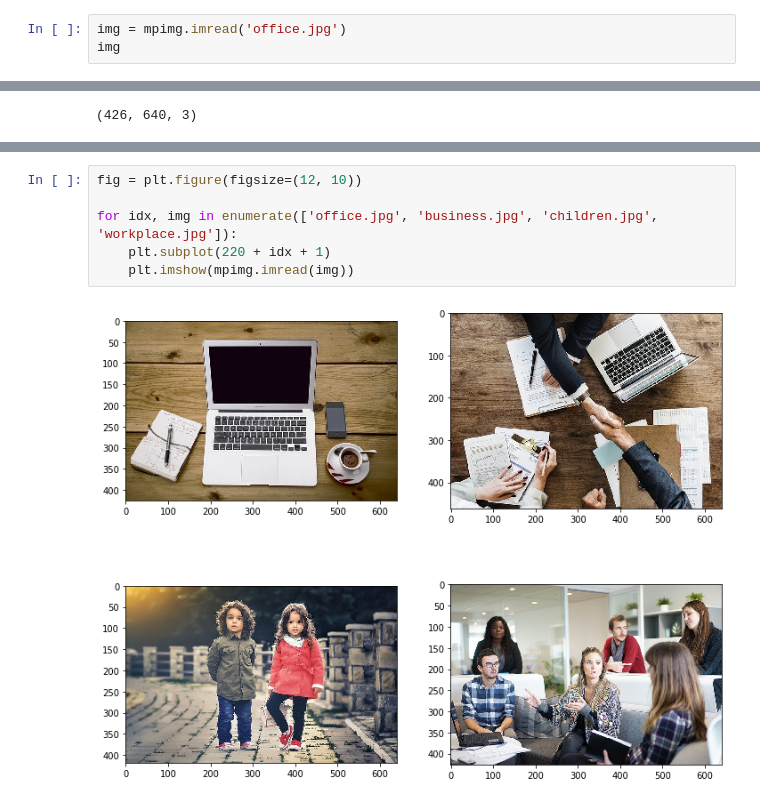
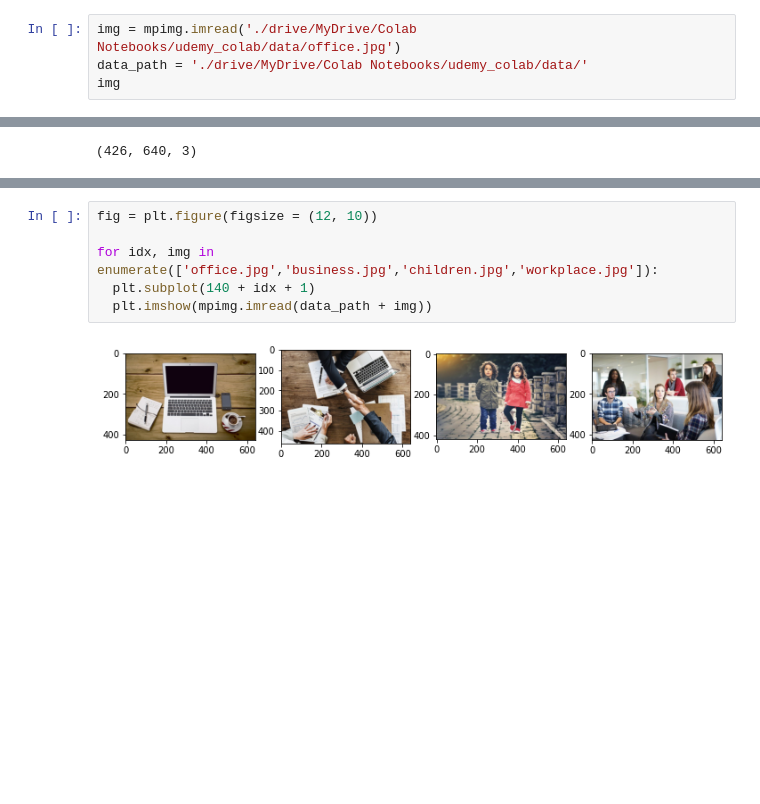
Before and after one commit to rafzieli/daca-science-bootcamp, a Jupyter notebook: 03_wizualizacje_danych/02_images.ipynb, the cells around one changed output, grey strips where cells are left out. Drawn from its saved outputs; the diff is of its cells as text; blank space fills up the shorter version.

Commit message:
Utworzono za pomocą Colaboratory

```diff
--- a/03_wizualizacje_danych/02_images.ipynb
+++ b/03_wizualizacje_danych/02_images.ipynb
@@ -17,7 +17,8 @@ pip install matplotlib
 import matplotlib.pyplot as plt
 import matplotlib.image as mpimg
 # %%
-img = mpimg.imread('office.jpg')
+img = mpimg.imread('./drive/MyDrive/Colab Notebooks/udemy_colab/data/office.jpg')
+data_path = './drive/MyDrive/Colab Notebooks/udemy_colab/data/'
 img
 # %% [output]
 array([[[117,  98,  58],
@@ -60,10 +62,10 @@ plt.imshow(mpimg.imread('workplace.jpg'))
 <matplotlib.image.AxesImage at 0x...>
 [figure]
 # %%
-fig = plt.figure(figsize=(12, 10))
+fig = plt.figure(figsize = (12, 10))
 
-for idx, img in enumerate(['office.jpg', 'business.jpg', 'children.jpg', 'workplace.jpg']):
-    plt.subplot(220 + idx + 1)
-    plt.imshow(mpimg.imread(img))
+for idx, img in enumerate(['office.jpg','business.jpg','children.jpg','workplace.jpg']):
+  plt.subplot(140 + idx + 1)
+  plt.imshow(mpimg.imread(data_path + img))
 # %% [output]
-[figure, old version]
+[figure, new version]
```
Also changed, not shown: parts of 3 cells of this notebook.
